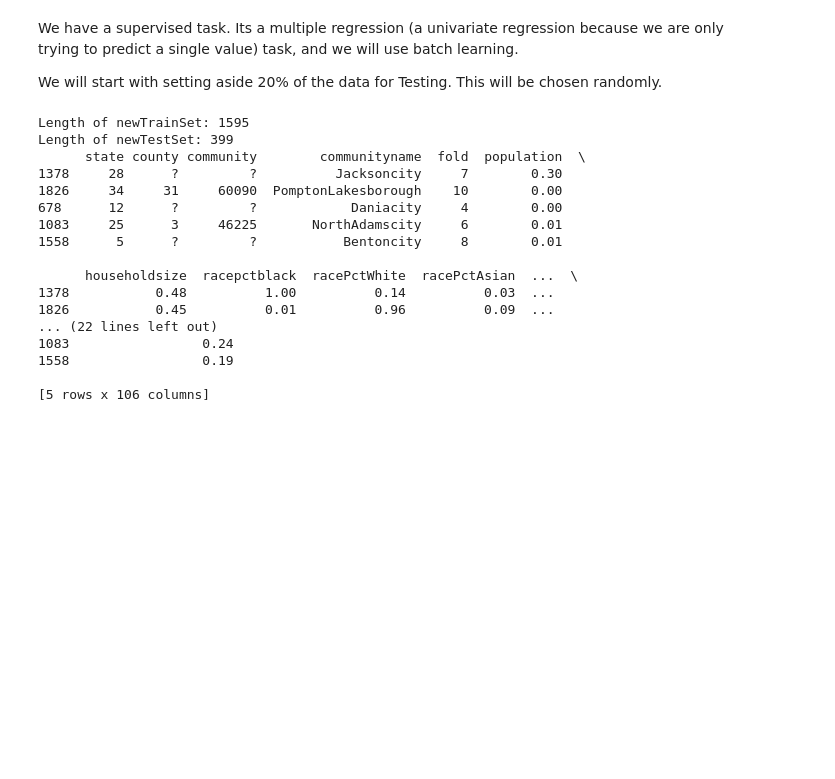
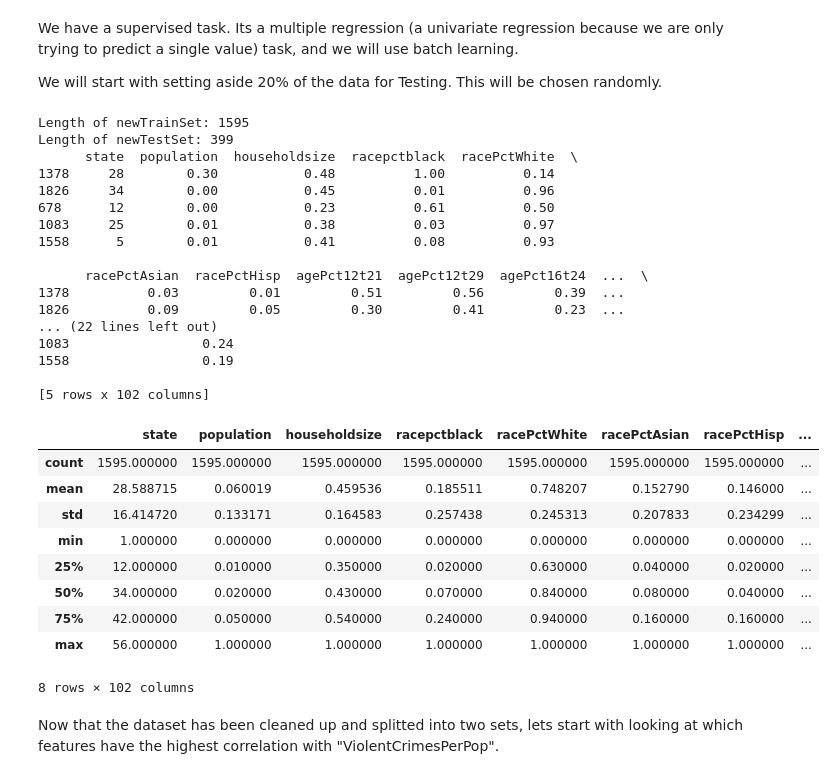
Before and after one commit to tokilava/TokiLavaAIMiniProject7sem, a Jupyter notebook: Miniproject/main.ipynb, the cells around one changed output. Cells and saved outputs as stored; diff of their text form; code cells hidden in the pictures; blank space fills up the shorter version.

```diff
--- a/Miniproject/main.ipynb
+++ b/Miniproject/main.ipynb
@@ -111,25 +112,39 @@ We will start with setting aside 20% of the data for Testing. This will be chose
 # %%
 
 
 newTrainset, newTestSet = train_test_split(newDataSet, test_size=0.2, random_state=42)
 print(f"Length of newTrainSet: {len(newTrainset)}") #Should be roughly 80% of the data
 print(f"Length of newTestSet: {len(newTestSet)}") #Should be roughly 20% of the data
 print(newTrainset.head())
+newTrainset.describe()
 # %% [output]
 Length of newTrainSet: 1595
 Length of newTestSet: 399
-      state county community        communityname  fold  population  \
-1378     28      ?         ?          Jacksoncity     7        0.30
-1826     34     31     60090  PomptonLakesborough    10        0.00
-678      12      ?         ?            Daniacity     4        0.00
-1083     25      3     46225       NorthAdamscity     6        0.01
-1558      5      ?         ?           Bentoncity     8        0.01
+      state  population  householdsize  racepctblack  racePctWhite  \
+1378     28        0.30           0.48          1.00          0.14
+1826     34        0.00           0.45          0.01          0.96
+678      12        0.00           0.23          0.61          0.50
+1083     25        0.01           0.38          0.03          0.97
+1558      5        0.01           0.41          0.08          0.93
 
-      householdsize  racepctblack  racePctWhite  racePctAsian  ...  \
-1378           0.48          1.00          0.14          0.03  ...
-1826           0.45          0.01          0.96          0.09  ...
+      racePctAsian  racePctHisp  agePct12t21  agePct12t29  agePct16t24  ...  \
+1378          0.03         0.01         0.51         0.56         0.39  ...
+1826          0.09         0.05         0.30         0.41         0.23  ...
 ... (22 lines left out)
 1083                 0.24
 1558                 0.19
 
-[5 rows x 106 columns]
+[5 rows x 102 columns]
+|  | state | population | householdsize | racepctblack | racePctWhite | racePctAsian | racePctHisp | ... |
+| count | 1595.000000 | 1595.000000 | 1595.000000 | 1595.000000 | 1595.000000 | 1595.000000 | 1595.000000 | ... |
+| mean | 28.588715 | 0.060019 | 0.459536 | 0.185511 | 0.748207 | 0.152790 | 0.146000 | ... |
+| std | 16.414720 | 0.133171 | 0.164583 | 0.257438 | 0.245313 | 0.207833 | 0.234299 | ... |
+| min | 1.000000 | 0.000000 | 0.000000 | 0.000000 | 0.000000 | 0.000000 | 0.000000 | ... |
+| 25% | 12.000000 | 0.010000 | 0.350000 | 0.020000 | 0.630000 | 0.040000 | 0.020000 | ... |
+| 50% | 34.000000 | 0.020000 | 0.430000 | 0.070000 | 0.840000 | 0.080000 | 0.040000 | ... |
+| 75% | 42.000000 | 0.050000 | 0.540000 | 0.240000 | 0.940000 | 0.160000 | 0.160000 | ... |
+| max | 56.000000 | 1.000000 | 1.000000 | 1.000000 | 1.000000 | 1.000000 | 1.000000 | ... |
+8 rows × 102 columns
+# %% [markdown]
+Now that the dataset has been cleaned up and splitted into two sets, lets start with looking at
+which features have the highest correlation with "ViolentCrimesPerPop".
```
Also changed, not shown: parts of 5 cells of this notebook.
